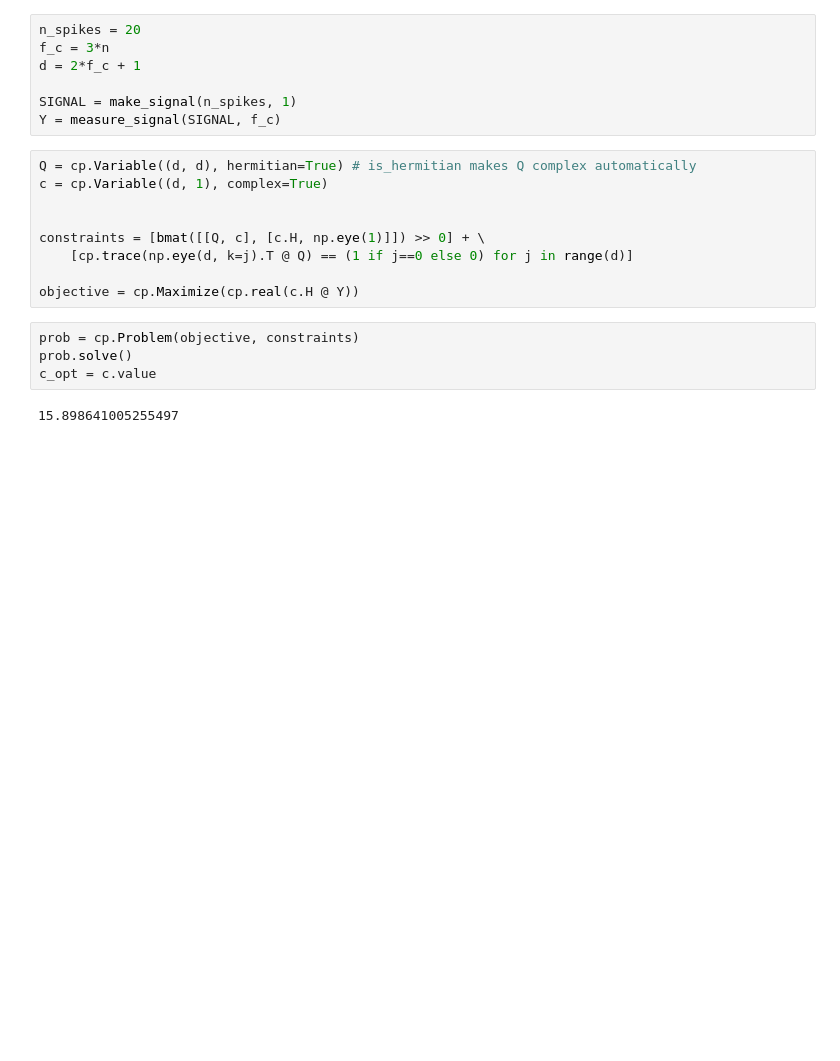
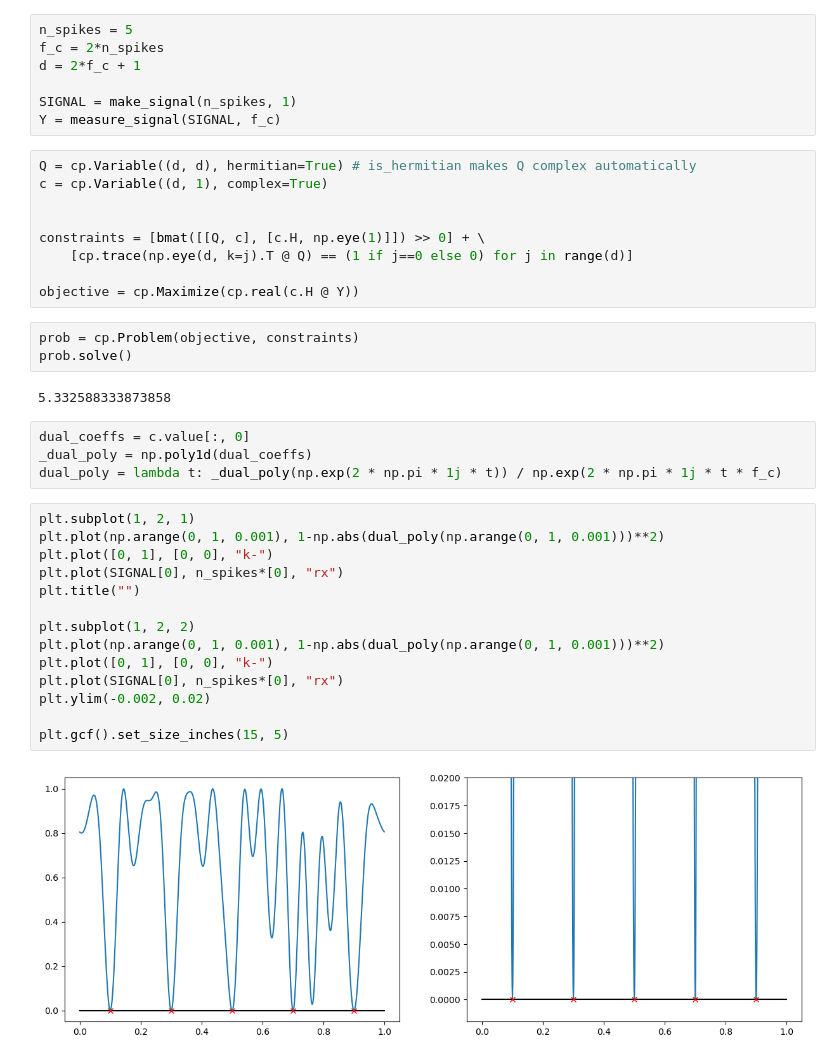
Before and after one commit to mdnls/bio-superres, a Jupyter notebook: Superresolution.ipynb, the cells around one changed output. Saved outputs shown, nothing was run; the diff lists cells and outputs as text; blank space fills up the shorter version.

Commit message:
Added functionality to evaluate dual polynomial

```diff
--- a/Superresolution.ipynb
+++ b/Superresolution.ipynb
@@ -27,6 +38,6 @@ def evaluate_dual(X, fourier_coeffs):
 # %%
-n_spikes = 20
-f_c = 3*n
+n_spikes = 5
+f_c = 2*n_spikes
 d = 2*f_c + 1
 
 SIGNAL = make_signal(n_spikes, 1)
@@ -43,6 +54,25 @@ objective = cp.Maximize(cp.real(c.H @ Y))
 # %%
 prob = cp.Problem(objective, constraints)
 prob.solve()
-c_opt = c.value
 # %% [output]
-15.898641005255497
+5.332588333873858
+# %%
+dual_coeffs = c.value[:, 0]
+_dual_poly = np.poly1d(dual_coeffs)
+dual_poly = lambda t: _dual_poly(np.exp(2 * np.pi * 1j * t)) / np.exp(2 * np.pi * 1j * t * f_c)
+# %%
+plt.subplot(1, 2, 1)
+plt.plot(np.arange(0, 1, 0.001), 1-np.abs(dual_poly(np.arange(0, 1, 0.001)))**2)
+plt.plot([0, 1], [0, 0], "k-")
+plt.plot(SIGNAL[0], n_spikes*[0], "rx")
+plt.title("")
+
+plt.subplot(1, 2, 2)
+plt.plot(np.arange(0, 1, 0.001), 1-np.abs(dual_poly(np.arange(0, 1, 0.001)))**2)
+plt.plot([0, 1], [0, 0], "k-")
+plt.plot(SIGNAL[0], n_spikes*[0], "rx")
+plt.ylim(-0.002, 0.02)
+
+plt.gcf().set_size_inches(15, 5)
+# %% [output]
+[figure, added]
```
Also changed, not shown: parts of 1 cell of this notebook, 2 other files.
